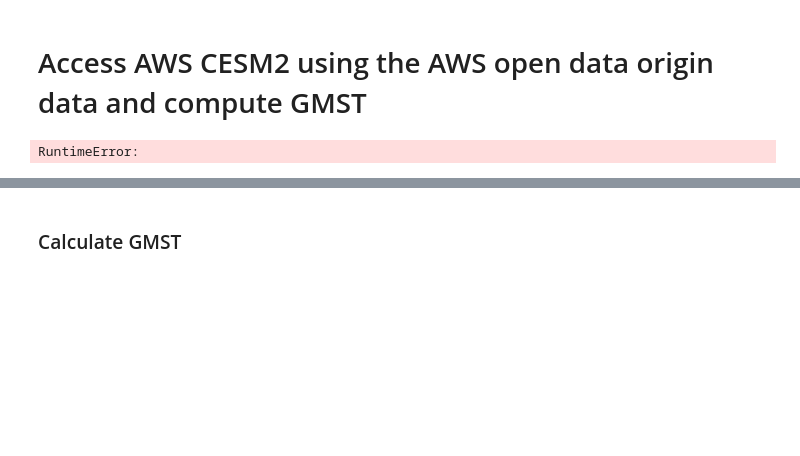
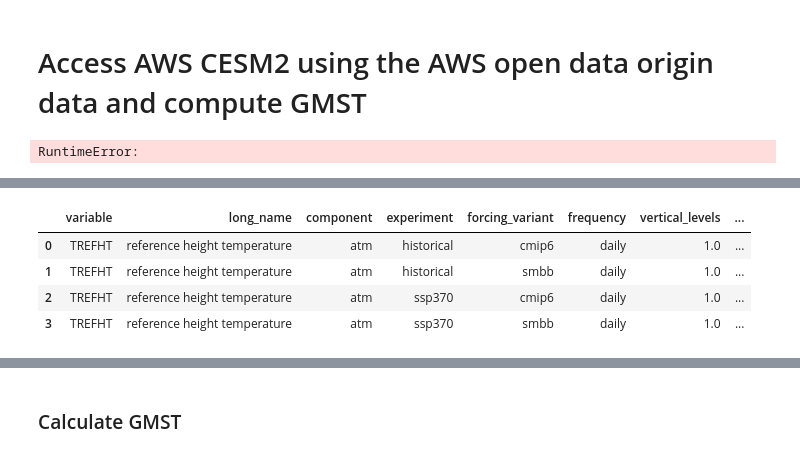
Before and after one commit to turetske/osdf_examples, a Jupyter notebook: jupyter_notebooks/cesm_osdf.ipynb, the cells around one changed output, grey strips where cells are left out. Saved outputs shown, nothing was run; the diff lists cells and outputs as text; code cells hidden in the pictures; blank space fills up the shorter version.

```diff
--- a/jupyter_notebooks/cesm_osdf.ipynb
+++ b/jupyter_notebooks/cesm_osdf.ipynb
@@ -175,0 +83,3 @@ K
+# %%
+catalog_subset = catalog.search(variable='TREFHT', frequency='daily')
+catalog_subset
@@ -175,0 +102,8 @@ K
+# %%
+catalog_subset.df
+# %% [output]
+|  | variable | long_name | component | experiment | forcing_variant | frequency | vertical_levels | ... |
+| 0 | TREFHT | reference height temperature | atm | historical | cmip6 | daily | 1.0 | ... |
+| 1 | TREFHT | reference height temperature | atm | historical | smbb | daily | 1.0 | ... |
+| 2 | TREFHT | reference height temperature | atm | ssp370 | cmip6 | daily | 1.0 | ... |
+| 3 | TREFHT | reference height temperature | atm | ssp370 | smbb | daily | 1.0 | ... |
```
Also changed, not shown: parts of 27 cells of this notebook.
